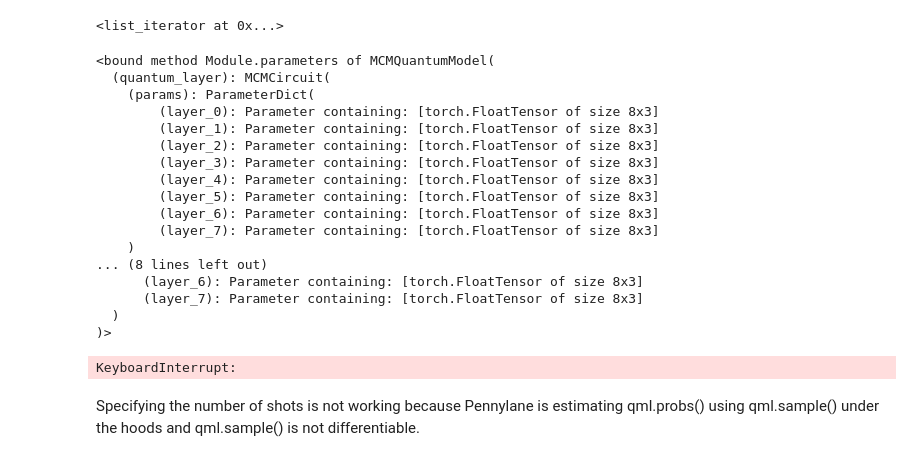
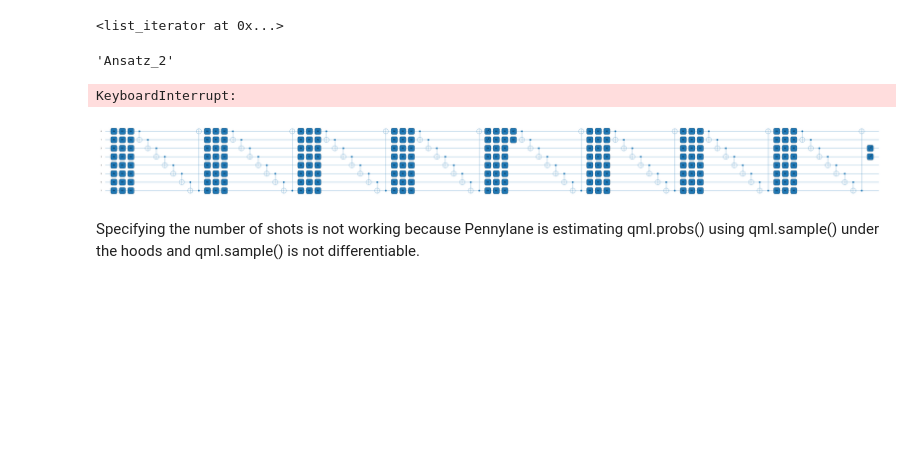
Before and after one commit to JackVittori/QML-early_exit, a Jupyter notebook: mid-circuit-measurements.ipynb, the cells around one changed output. Drawn from its saved outputs; the diff is of its cells as text; code cells hidden in the pictures; blank space fills up the shorter version.

```diff
--- a/mid-circuit-measurements.ipynb
+++ b/mid-circuit-measurements.ipynb
@@ -845,34 +537,20 @@ class MCMQuantumModel(Module):
 # %%
-num_qubits = 8
-num_layers = 6
-model = MCMQuantumModel(qubits = 8, layers = 8)
+model = MCMQuantumModel(qubits = 8, layers = 8, ansatz = 1)
 # %%
 model.get_trainable_params()
 # %% [output]
 <list_iterator at 0x...>
 # %%
-model.parameters
+model.ansatz
 # %% [output]
-<bound method Module.parameters of MCMQuantumModel(
-  (quantum_layer): MCMCircuit(
-    (params): ParameterDict(
-        (layer_0): Parameter containing: [torch.FloatTensor of size 8x3]
-        (layer_1): Parameter containing: [torch.FloatTensor of size 8x3]
-        (layer_2): Parameter containing: [torch.FloatTensor of size 8x3]
-        (layer_3): Parameter containing: [torch.FloatTensor of size 8x3]
-        (layer_4): Parameter containing: [torch.FloatTensor of size 8x3]
-        (layer_5): Parameter containing: [torch.FloatTensor of size 8x3]
-        (layer_6): Parameter containing: [torch.FloatTensor of size 8x3]
-        (layer_7): Parameter containing: [torch.FloatTensor of size 8x3]
-    )
-... (8 lines left out)
-      (layer_6): Parameter containing: [torch.FloatTensor of size 8x3]
-      (layer_7): Parameter containing: [torch.FloatTensor of size 8x3]
-  )
-)>
+'Ansatz_2'
 # %%
 model.fit(dataloader = train_dataloader, learning_rate = 0.01, epochs = 100, show_plot = False)
 # %% [output]
 KeyboardInterrupt:
+# %%
+model.draw()
+# %% [output]
+[figure, added]
 # %% [markdown]
 Specifying the number of shots is not working because Pennylane is estimating qml.probs() using qml.sample() under the hoods and qml.sample() is not differentiable.
```
Also changed, not shown: parts of 18 cells of this notebook, 1 other file.
